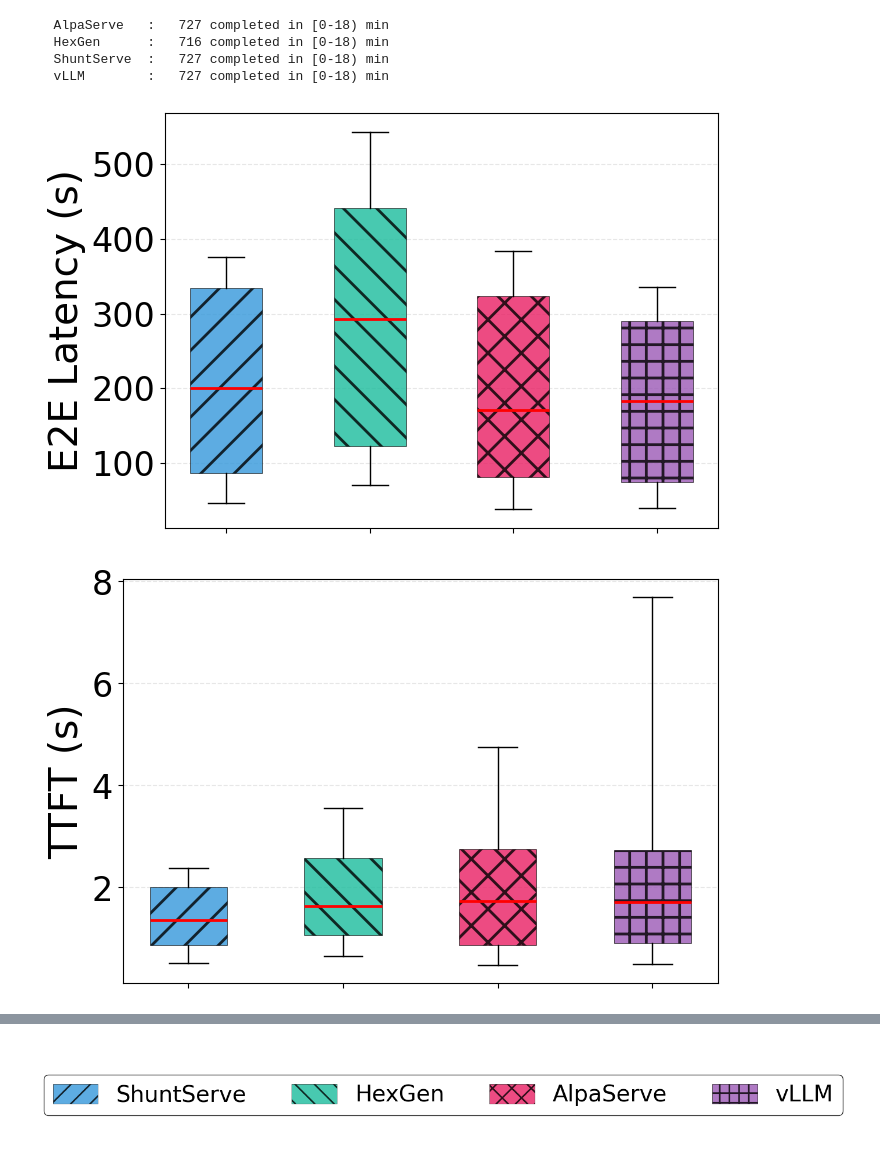
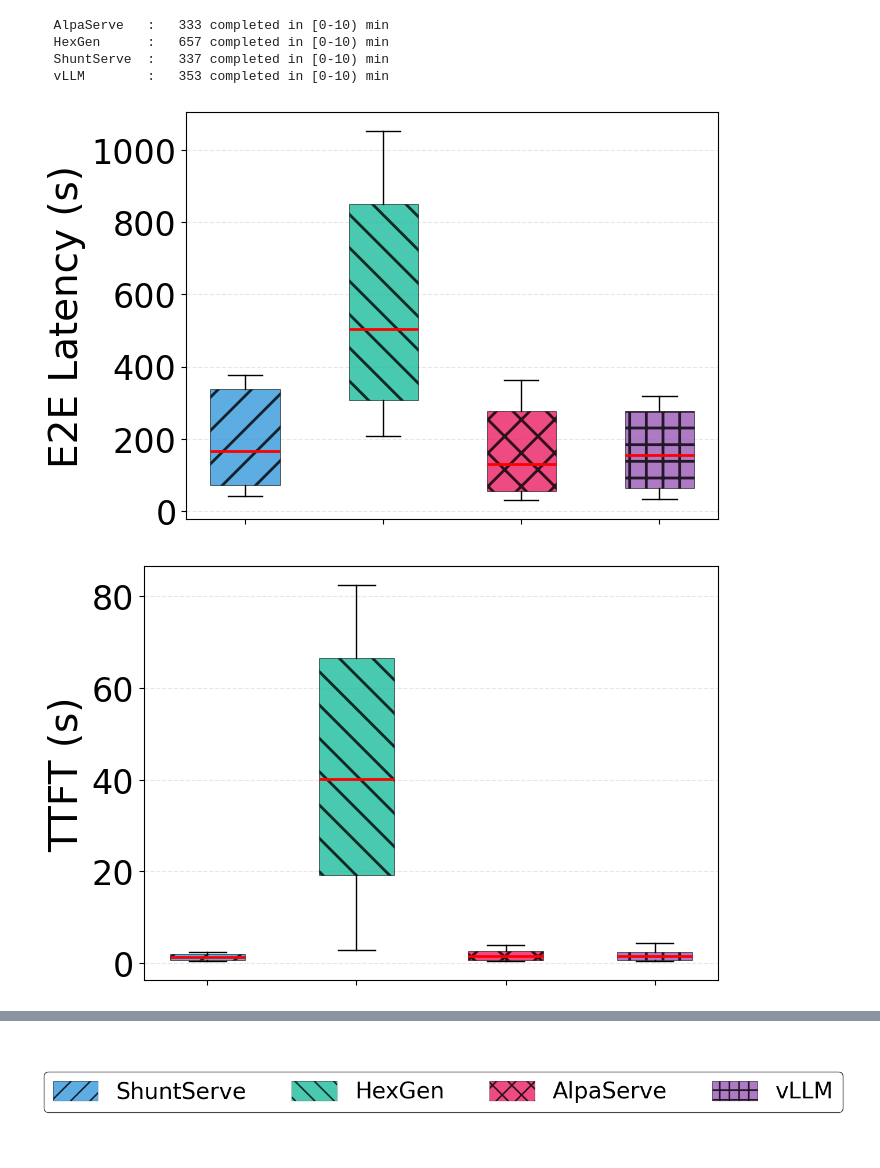
Before and after one commit to ddps-lab/HeteroSpotLLMServe, a Jupyter notebook: ArtifactEvaluation/ReferenceData/ModelPlacement/Trace/online_figure.ipynb, the cells around one changed output, grey strips where cells are left out. Drawn from its saved outputs; the diff is of its cells as text; code cells hidden in the pictures.

Commit message:
add model_placement_figure

```diff
--- a/ArtifactEvaluation/ReferenceData/ModelPlacement/Trace/online_figure.ipynb
+++ b/ArtifactEvaluation/ReferenceData/ModelPlacement/Trace/online_figure.ipynb
@@ -185,11 +185,11 @@ def plot_online_boxplot(model, metric_idx=None, t_start_min=0, t_end_min=18,
                     format='pdf', bbox_inches='tight')
         plt.show()
 # %%
-plot_online_boxplot('llama3-70b', source='csv', t_start_min=0, t_end_min=18)
+plot_online_boxplot('llama3-70b', source='csv', t_start_min=0, t_end_min=10)
 # %% [output]
-  AlpaServe   :   727 completed in [0-18) min
-  HexGen      :   716 completed in [0-18) min
-  ShuntServe  :   727 completed in [0-18) min
-  vLLM        :   727 completed in [0-18) min
+  AlpaServe   :   333 completed in [0-10) min
+  HexGen      :   657 completed in [0-10) min
+  ShuntServe  :   337 completed in [0-10) min
+  vLLM        :   353 completed in [0-10) min
-[figure, old version]
+[figure, new version]
-[figure, old version]
+[figure, new version]
```
Also changed, not shown: parts of 4 cells of this notebook, 9 other files.
